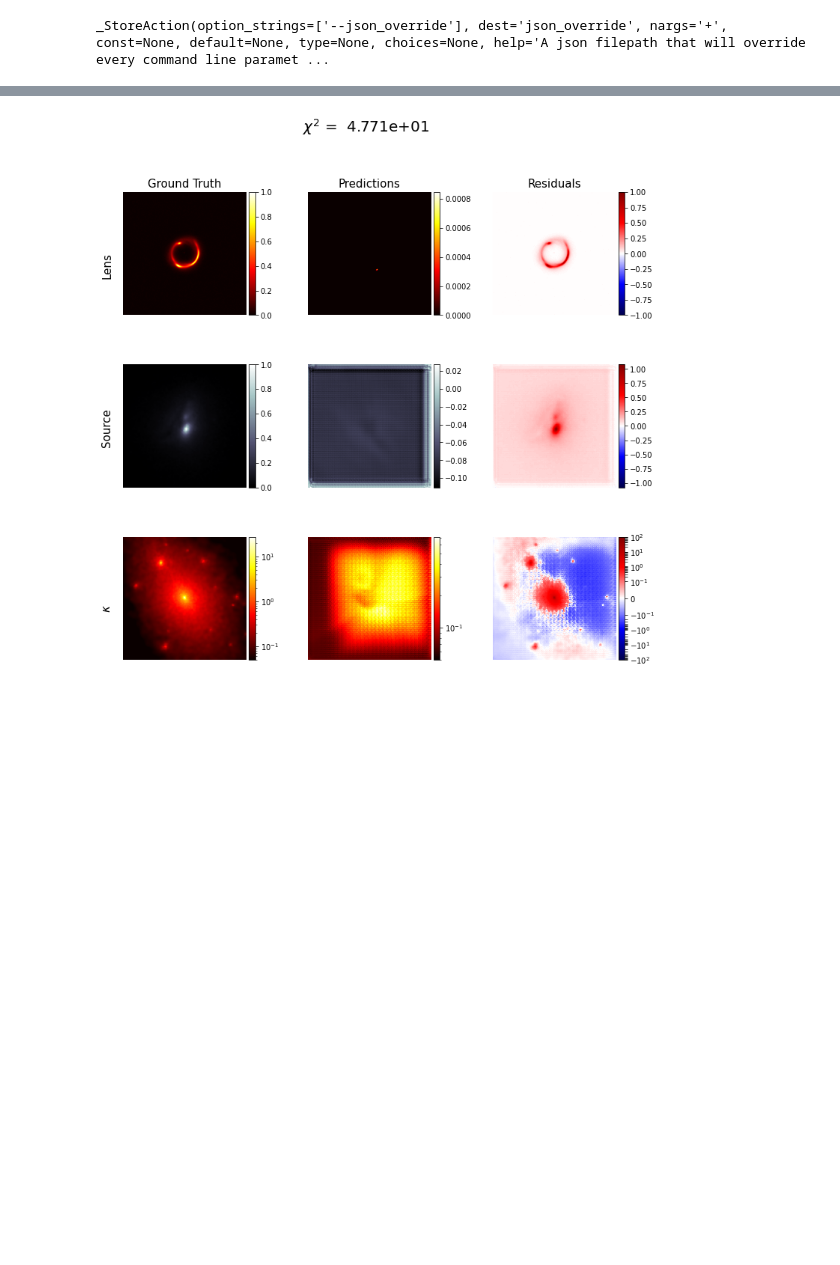
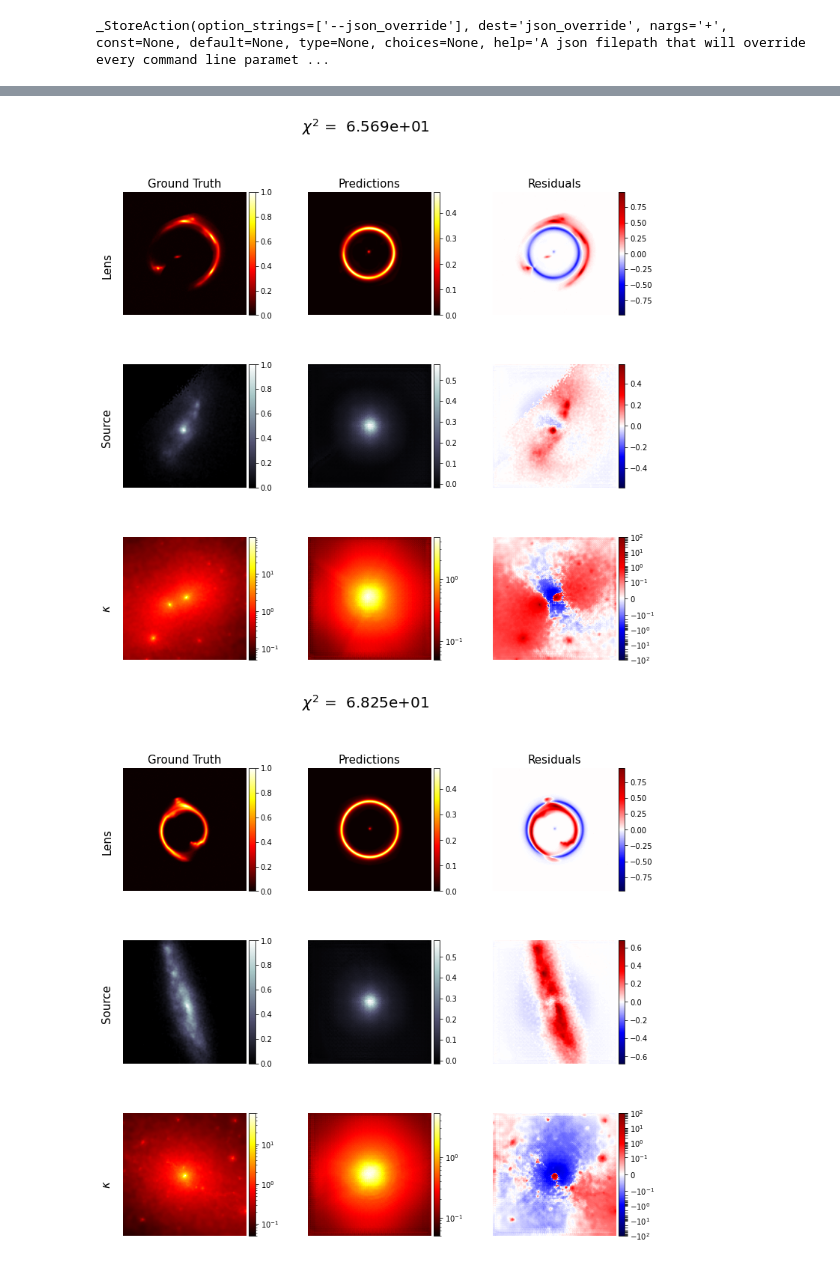
Before and after one commit to AlexandreAdam/Censai, a Jupyter notebook: notebooks/train_rim_doubleunet.ipynb, the cells around one changed output, grey strips where cells are left out. Drawn from its saved outputs; the diff is of its cells as text; code cells hidden in the pictures; blank space fills up the shorter version.

```diff
--- a/notebooks/train_rim_doubleunet.ipynb
+++ b/notebooks/train_rim_doubleunet.ipynb
@@ -703,11 +698,16 @@ parser.add_argument("--kappa_bottleneck_filters",       default=None,   type=int
 parser.add_argument("--kappa_resampling_kernel_size",   default=None,   type=int)
 parser.add_argument("--kappa_gru_kernel_size",          default=None,   type=int)
 parser.add_argument("--kappa_upsampling_interpolation", action="store_true")
-parser.add_argument("--kappa_kernel_regularizer_amp",   default=1e-4,   type=float)
-parser.add_argument("--kappa_bias_regularizer_amp",     default=1e-4,   type=float)
+parser.add_argument("--kappa_kernel_l2_amp",            default=0,      type=float)
+parser.add_argument("--kappa_bias_l2_amp",              default=0,      type=float)
+parser.add_argument("--kappa_kernel_l1_amp",            default=0,      type=float)
+parser.add_argument("--kappa_bias_l1_amp",              default=0,      type=float)
 parser.add_argument("--kappa_activation",               default="leaky_relu")
 parser.add_argument("--kappa_alpha",                    default=0.1,    type=float)
 parser.add_argument("--kappa_initializer",              default="glorot_normal")
+parser.add_argument("--kappa_batch_norm",               action="store_true")
+parser.add_argument("--kappa_dropout_rate",             default=None,   type=float)
+parser.add_argument("--kappa_input_kernel_size",        default=11,      type=int)
 
 # Source model hyperparameters
 parser.add_argument("--source_filters",                  default=32,     type=int)
@@ -721,11 +721,16 @@ parser.add_argument("--source_bottleneck_filters",       default=None,   type=in
 parser.add_argument("--source_resampling_kernel_size",   default=None,   type=int)
 parser.add_argument("--source_gru_kernel_size",          default=None,   type=int)
 parser.add_argument("--source_upsampling_interpolation", action="store_true")
-parser.add_argument("--source_kernel_regularizer_amp",   default=1e-4,   type=float)
-parser.add_argument("--source_bias_regularizer_amp",     default=1e-4,   type=float)
+parser.add_argument("--source_kernel_l2_amp",            default=0,      type=float)
+parser.add_argument("--source_bias_l2_amp",              default=0,      type=float)
+parser.add_argument("--source_kernel_l1_amp",            default=0,      type=float)
+parser.add_argument("--source_bias_l1_amp",              default=0,      type=float)
 parser.add_argument("--source_activation",               default="leaky_relu")
 parser.add_argument("--source_alpha",                    default=0.1,    type=float)
 parser.add_argument("--source_initializer",              default="glorot_normal")
+parser.add_argument("--source_batch_norm",               action="store_true")
+parser.add_argument("--source_dropout_rate",             default=None,   type=float)
+parser.add_argument("--source_input_kernel_size",        default=11,      type=int)
 
 # Physical model hyperparameter
 parser.add_argument("--forward_method",         default="conv2d",               help="One of ['conv2d', 'fft', 'unet']. If the option 'unet' is chosen, the parameter "
@@ -780,18 +785,18 @@ args = parser.parse_args(
   f"--forward_method=fft "\
   f"--epochs=200 "\
   f"--optimizer=ADAMAX "\
-  f"--delay=100 "\
-  f"--max_time=1 "\
-  f"--batch_size=1 "\
-  f"--total_items=1 "\
-  f"--train_split=1 "\
+  f"--delay=0 "\
+  f"--max_time=2 "\
+  f"--batch_size=2 "\
+  f"--total_items=1000 "\
+  f"--train_split=0.95 "\
   f"--time_weights quadratic "\
-  f"--initial_learning_rate=1e-3 "\
-  f"--decay_rate=0.5 "\
-  f"--decay_steps=10 "\
+  f"--initial_learning_rate=1e-4 "\
+  f"--decay_rate=0.8 "\
+  f"--decay_steps=1000 "\
   f"--staircase "\
   f"--clipping "\
-  f"--patience=100 "\
+  f"--patience=10 "\
   f"--tolerance=0.01 "\
   f"--steps=10 "\
   f"--adam "\
@@ -850,17 +845,20 @@ KeyboardInterrupt:
 # %%
 for batch, (X, source, kappa) in enumerate(train_dataset):
     source_pred, kappa_pred, chi_squared = rim.predict(X)
     lens_pred = tf.nn.relu(phys.forward(source_pred[-1], kappa_pred[-1]))
 #     lam = tf.reduce_sum(X * lens_pred, axis=(1, 2, 3), keepdims=True) / tf.reduce_sum(X**2, axis=(1, 2, 3), keepdims=True)
     for res_idx in range(args.batch_size):
         residual_plot(
 #             lam[res_idx]*X[res_idx],
             X[res_idx],
             source[res_idx],
             kappa[res_idx],
             lens_pred[res_idx],
             source_pred[-1][res_idx],
             kappa_pred[-1][res_idx],
             chi_squared[-1][res_idx])
+    if batch == 5:
+        break
 # %% [output]
-[figure, old version]
+[figure, new version]
+[figure, added]
```
Also changed, not shown: parts of 5 cells of this notebook, 4 other files.
